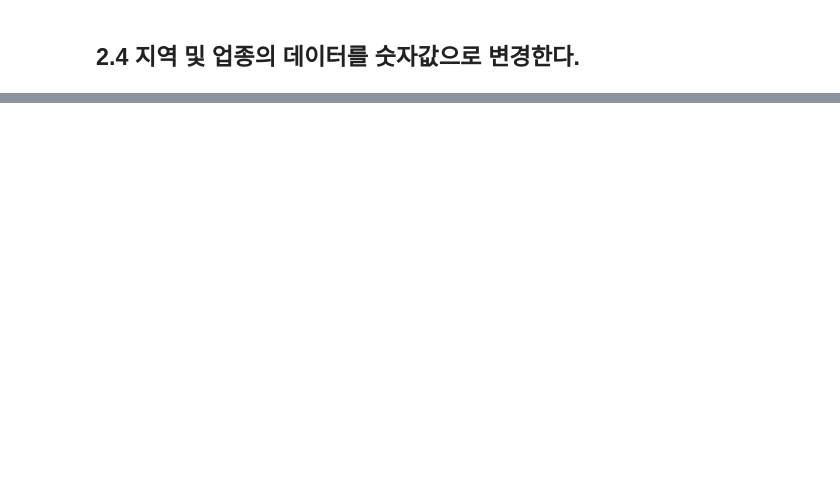
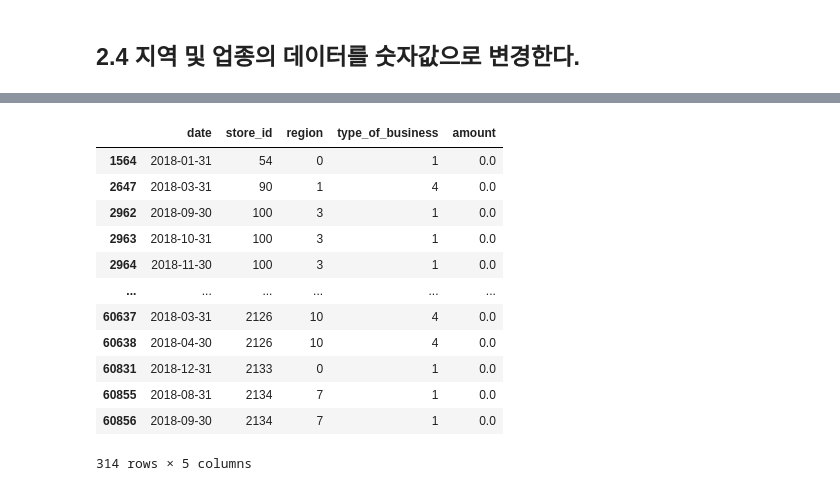
Before and after one commit to AllenBJLee/dacon, a Jupyter notebook: funda/funda_mark2.ipynb, the cells around one changed output, grey strips where cells are left out. Saved outputs shown, nothing was run; the diff lists cells and outputs as text; code cells hidden in the pictures; blank space fills up the shorter version.

```diff
--- a/funda/funda_mark2.ipynb
+++ b/funda/funda_mark2.ipynb
@@ -449,0 +439,28 @@ print( test_x.shape, test_y.shape )
+# %%
+df_closed = df_month[ (df_month['date'] >= '2018-01-01') & (df_month['date'] <= '2019-02-28') & ( df_month['amount'] == 0) ]
+df_closed
+#df_closed
+
+# list_date = df_month[ df_month['store_id'] == 153 ]
+
+# list_date
+
+#for stroe_id, group in df_month.groupby('store_id') :
+#    group[(group['date'] == '2019-02-28') & ( group['amount'] == 0 )].store_id
+#    print( 'store_id:{} amount:{}'.format( store_id, group[group['date'] == '2019-02-28'].amount.unique()[0] ) )
+#     if 0 == ( group[group['date'] == '2019-02-28'].amount ) :
+#         print( 'store_id:{} is zero'.format( store_id ) )
+# %% [output]
+|  | date | store_id | region | type_of_business | amount |
+| 1564 | 2018-01-31 | 54 | 0 | 1 | 0.0 |
+| 2647 | 2018-03-31 | 90 | 1 | 4 | 0.0 |
+| 2962 | 2018-09-30 | 100 | 3 | 1 | 0.0 |
+| 2963 | 2018-10-31 | 100 | 3 | 1 | 0.0 |
+| 2964 | 2018-11-30 | 100 | 3 | 1 | 0.0 |
+| ... | ... | ... | ... | ... | ... |
+| 60637 | 2018-03-31 | 2126 | 10 | 4 | 0.0 |
+| 60638 | 2018-04-30 | 2126 | 10 | 4 | 0.0 |
+| 60831 | 2018-12-31 | 2133 | 0 | 1 | 0.0 |
+| 60855 | 2018-08-31 | 2134 | 7 | 1 | 0.0 |
+| 60856 | 2018-09-30 | 2134 | 7 | 1 | 0.0 |
+314 rows × 5 columns
```
Also changed, not shown: parts of 34 cells of this notebook.
